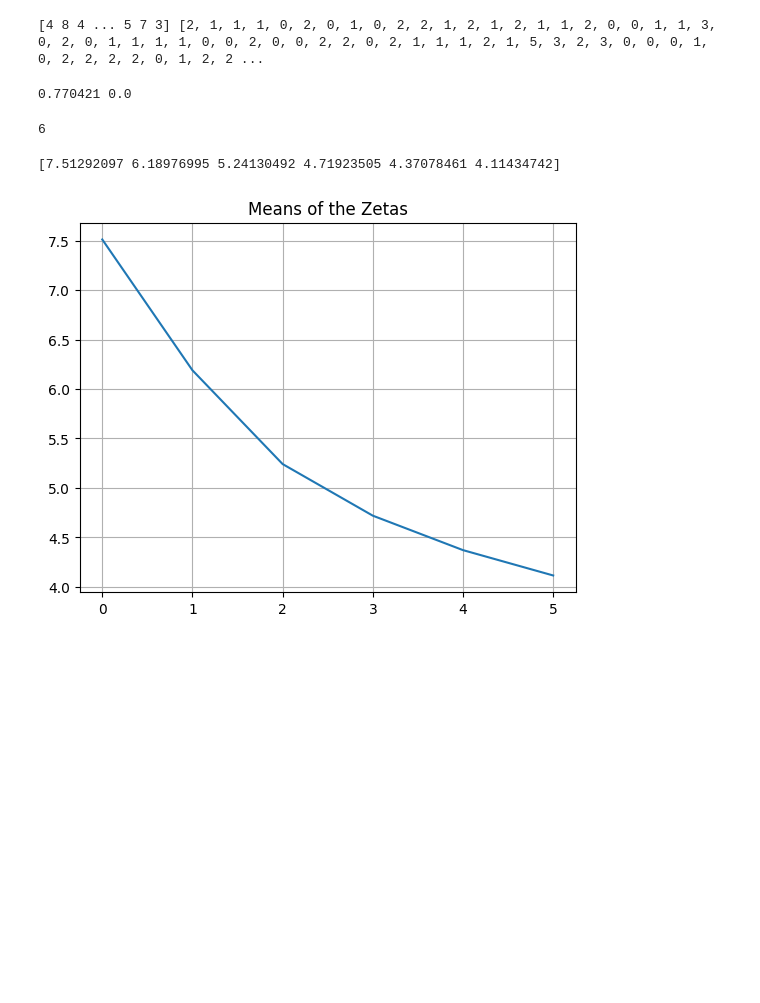
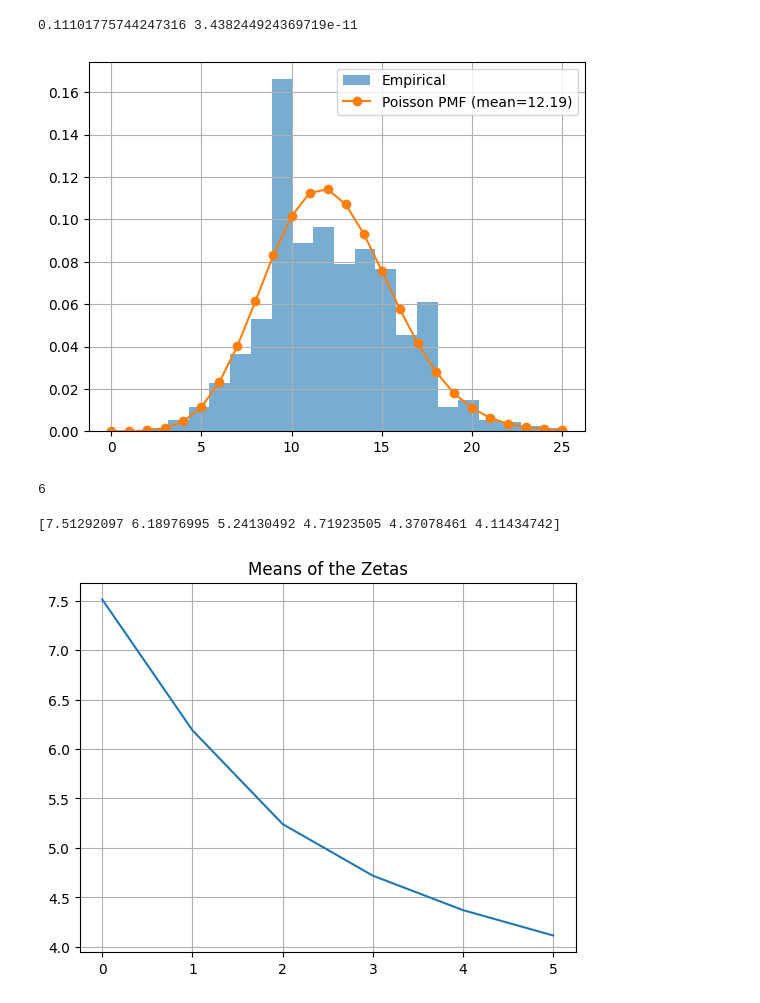
Before and after one commit to KHOUTAIBI/NumericalAnalysis, a Jupyter notebook: Hawkes/OFDMA.ipynb, the cells around one changed output. Saved outputs shown, nothing was run; the diff lists cells and outputs as text; code cells hidden in the pictures; blank space fills up the shorter version.

```diff
--- a/Hawkes/OFDMA.ipynb
+++ b/Hawkes/OFDMA.ipynb
@@ -137,24 +137,28 @@ draw_circle()
 # %%
 test_rvs = []
 
-for _ in range(1000):
-    temp = generate_points_circle(10)
+while(len(test_rvs) < 1000):
+    temp = simulate_active_users(10000)
     filtered = [p for p in temp if N(p) == 3]
-    test_rvs.append(len(filtered))
-
-reference_rvs = generate_zeta(3)
+    if filtered != []:
+        test_rvs.append(len(filtered))
 
 mean_test = np.mean(test_rvs)
 std_test = np.std(test_rvs)
+
+D, pvalue = sp.stats.kstest(test_rvs, 'poisson', args=(mean_test,))
+print(D, pvalue)
+
+
+x = np.arange(0, max(test_rvs)+1)
+plt.hist(test_rvs, bins = 20 ,density=True, alpha=0.6, label='Empirical')
+plt.plot(sp.stats.poisson(mean_test).pmf(x), 'o-', label='Poisson PMF (mean={:.2f})'.format(mean_test))
+plt.legend()
+plt.grid()
+plt.show()
+# %% [output]
+0.11101775744247316 3.438244924369719e-11
+[figure, added]
-# %%
-print(reference_rvs, test_rvs)
-# %% [output]
-[4 8 4 ... 5 7 3] [2, 1, 1, 1, 0, 2, 0, 1, 0, 2, 2, 1, 2, 1, 2, 1, 1, 2, 0, 0, 1, 1, 3, 0, 2, 0, 1, 1, 1, 1, 0, 0, 2, 0, 0, 2, 2, 0, 2, 1, 1, 1, 2, 1, 5, 3, 2, 3, 0, 0, 0, 1, 0, 2, 2, 2, 2, 0, 1, 2, 2 ...
-# %%
-D, pvalue = sp.stats.kstest(test_rvs, reference_rvs)
-print(D, pvalue)
-# %% [output]
-0.770421 0.0
 # %%
 N_max = Nmax()
 print(N_max)
```
Also changed, not shown: parts of 6 cells of this notebook, 1 other file.
